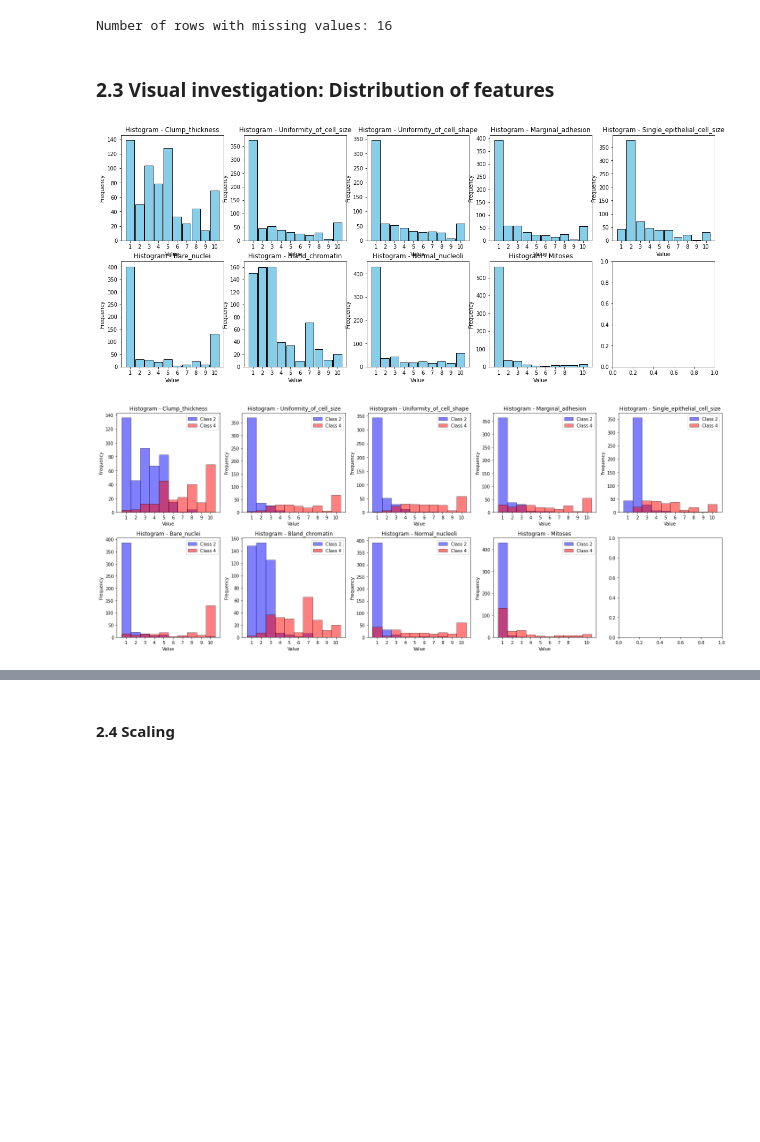
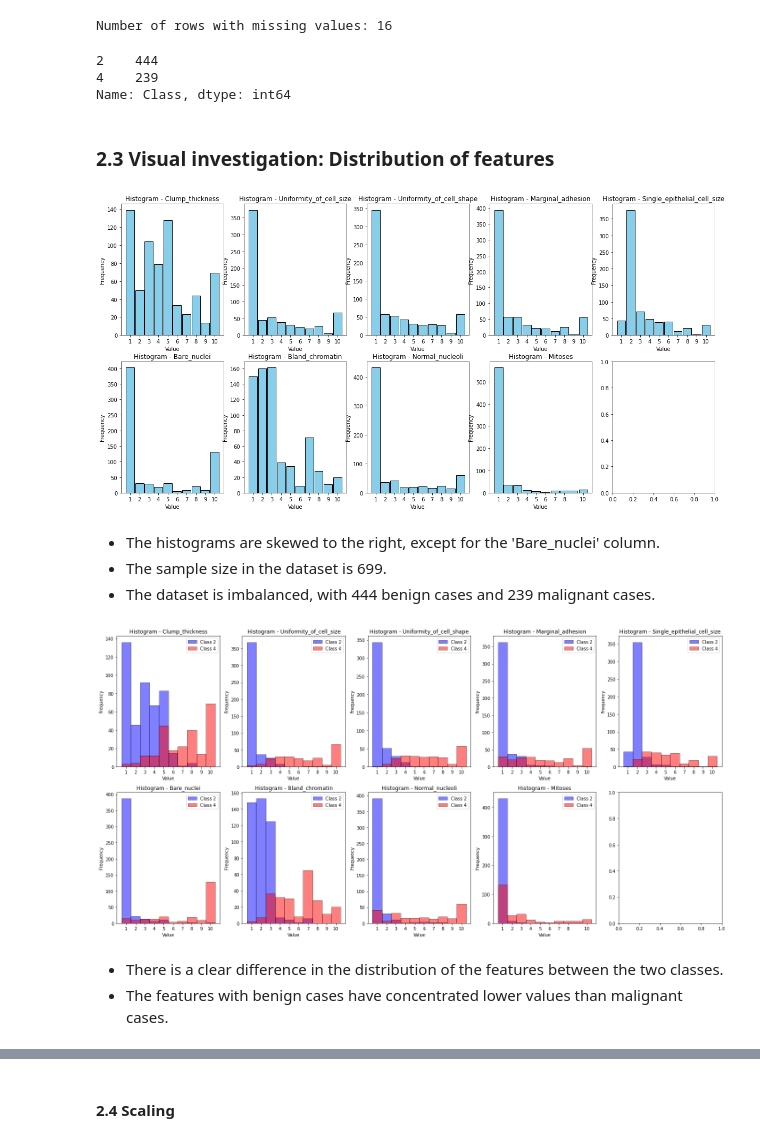
Before and after one commit to alvin-98/MLiS_Term_Project, a Jupyter notebook: ournotebook.ipynb, the cells around one changed output, grey strips where cells are left out. Saved outputs shown, nothing was run; the diff lists cells and outputs as text; code cells hidden in the pictures; blank space fills up the shorter version.

```diff
--- a/ournotebook.ipynb
+++ b/ournotebook.ipynb
@@ -78,6 +78,12 @@ x = x.dropna()
 x = x.reset_index(drop=True)
 # %% [output]
 Number of rows with missing values: 16
+# %%
+x["Class"].value_counts()
+# %% [output]
+2    444
+4    239
+Name: Class, dtype: int64
 # %%
 # classes are the target variables (benign/malignant)
 classes = x["Class"]
@@ -94,43 +100,47 @@ columns = [
     "Uniformity_of_cell_size",
     "Uniformity_of_cell_shape",
     "Marginal_adhesion",
     "Single_epithelial_cell_size",
     "Bare_nuclei",
     "Bland_chromatin",
     "Normal_nucleoli",
     "Mitoses",
 ]
 
-fig, axes = plt.subplots(nrows=2, ncols=5, figsize=(20, 8))
+fig, axes = plt.subplots(nrows=2, ncols=5, figsize=(20, 10))
 
 axes = axes.flatten()
 
 for i, col in enumerate(columns):
     ax = axes[i]
 
-    # 1) Get unique values from that column
+    # Get unique values from that column
     unique_values = sorted(set(x[col]))
 
-    # 2) Build the bins from unique_values
+    # Build the bins from unique_values
     if len(unique_values) == 1:
         bins = [unique_values[0] - 0.5, unique_values[0] + 0.5]
     else:
         bins = [val - 0.5 for val in unique_values] + [unique_values[-1] + 0.5]
 
-    # 3) Plot only that column’s data
+    # Plot column data
     ax.hist(x[col], bins=bins, edgecolor='black', rwidth=0.9, color='skyblue')
 
     ax.set_title(f"Histogram - {col}")
     ax.set_xlabel("Value")
     ax.set_ylabel("Frequency")
     ax.set_xticks(unique_values)
 # %% [output]
-[figure, old version]
+[figure, new version]
+# %% [markdown]
+- The histograms are skewed to the right, except for the 'Bare_nuclei' column.
+- The sample size in the dataset is 699.
+- The dataset is imbalanced, with 444 benign cases and 239 malignant cases.
 # %%
 unique_classes = classes.unique()
 colors = ['blue', 'red']
 
-fig, axes = plt.subplots(nrows=2, ncols=5, figsize=(20, 8))
+fig, axes = plt.subplots(nrows=2, ncols=5, figsize=(20, 10))
 axes = axes.flatten()
 
 for i, col in enumerate(columns):
@@ -140,7 +150,7 @@ for i, col in enumerate(columns):
     unique_vals = sorted(feature_data.unique())
 
     if len(unique_vals) == 1:
-        # Edge case: if there's effectively only 1 unique value
+        # if there's effectively only 1 unique value
         bins = [unique_vals[0] - 0.5, unique_vals[0] + 0.5]
     else:
         bins = [v - 0.5 for v in unique_vals] + [unique_vals[-1] + 0.5]
@@ -151,7 +161,7 @@ for i, col in enumerate(columns):
         ax.hist(
             subset,
             bins=bins,
-            alpha=0.5,       # transparency
+            alpha=0.5,
             color=color,
             label=f"Class {class_label}",
             edgecolor='black'
@@ -166,5 +176,8 @@ for i, col in enumerate(columns):
 plt.tight_layout()
 plt.show()
 # %% [output]
-[figure, old version]
+[figure, new version]
+# %% [markdown]
+- There is a clear difference in the distribution of the features between the two classes.
+- The features with benign cases have concentrated lower values than malignant cases.
 # %%
```
Also changed, not shown: parts of 41 cells of this notebook.
